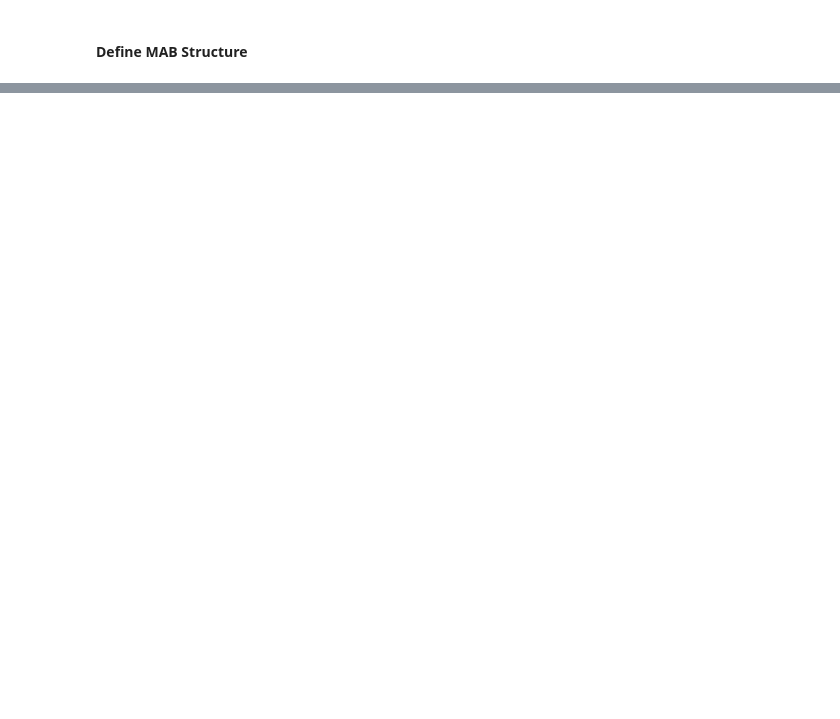
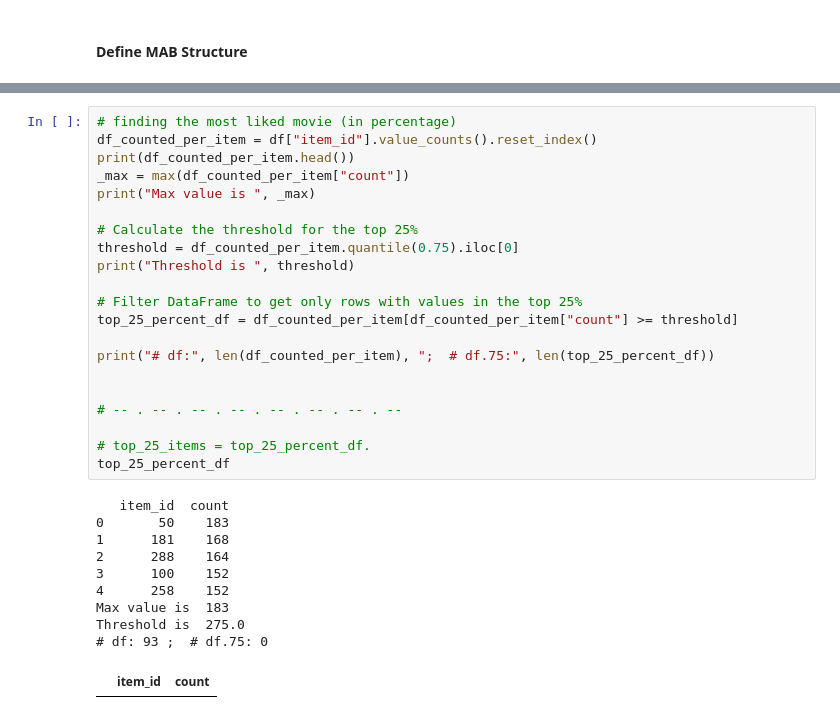
Before and after one commit to Cgolling/LLP_IS4242, a Jupyter notebook: A3_MAB.ipynb, the cells around one changed output, grey strips where cells are left out. Saved outputs shown, nothing was run; the diff lists cells and outputs as text; blank space fills up the shorter version.

```diff
--- a/A3_MAB.ipynb
+++ b/A3_MAB.ipynb
@@ -231,0 +492,32 @@ df_epsilon_05_results = pd.DataFrame(epsilon_05_results)
+# %%
+# finding the most liked movie (in percentage)
+df_counted_per_item = df["item_id"].value_counts().reset_index()
+print(df_counted_per_item.head())
+_max = max(df_counted_per_item["count"])
+print("Max value is ", _max)
+
+# Calculate the threshold for the top 25%
+threshold = df_counted_per_item.quantile(0.75).iloc[0]
+print("Threshold is ", threshold)
+
+# Filter DataFrame to get only rows with values in the top 25%
+top_25_percent_df = df_counted_per_item[df_counted_per_item["count"] >= threshold]
+
+print("# df:", len(df_counted_per_item), ";  # df.75:", len(top_25_percent_df))
+
+
+# -- . -- . -- . -- . -- . -- . -- . --
+
+# top_25_items = top_25_percent_df.
+top_25_percent_df
+# %% [output]
+   item_id  count
+0       50    183
+1      181    168
+2      288    164
+3      100    152
+4      258    152
+Max value is  183
+Threshold is  275.0
+# df: 93 ;  # df.75: 0
+|  | item_id | count |
```
Also changed, not shown: parts of 37 cells of this notebook.
